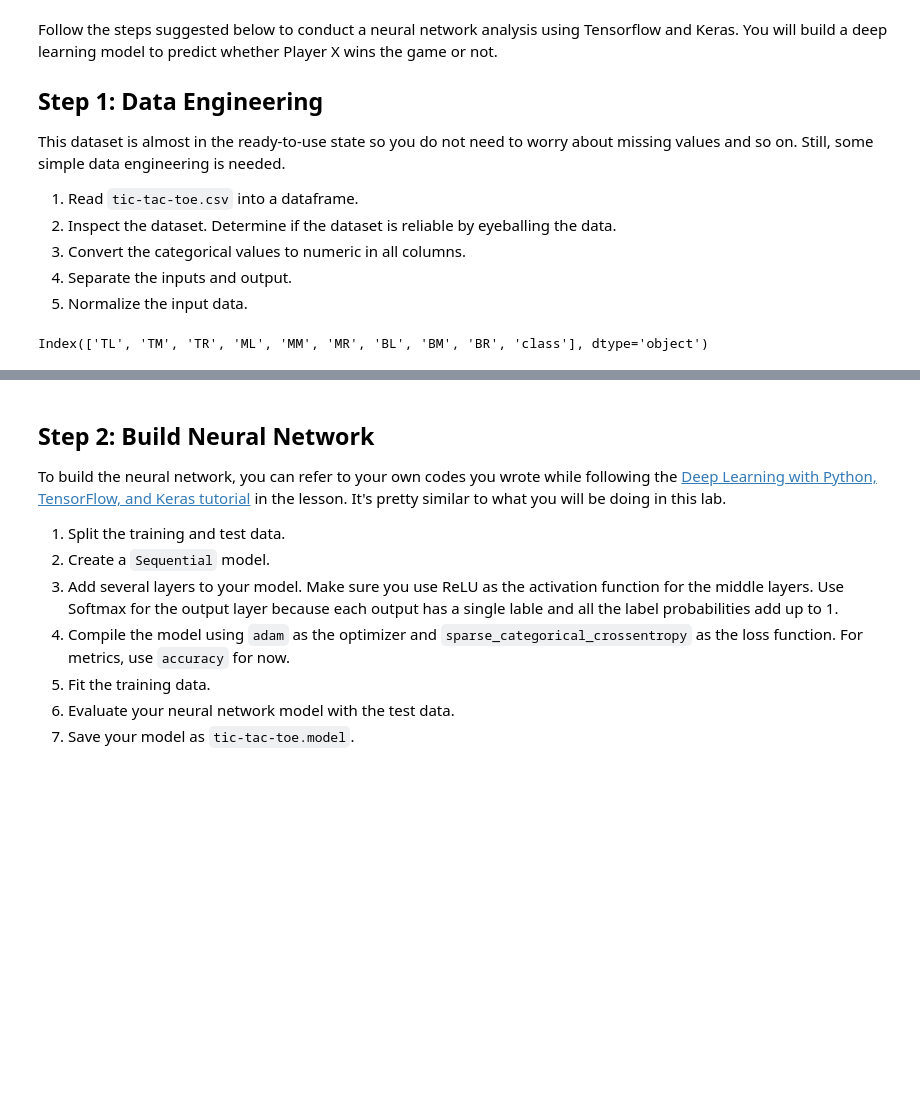
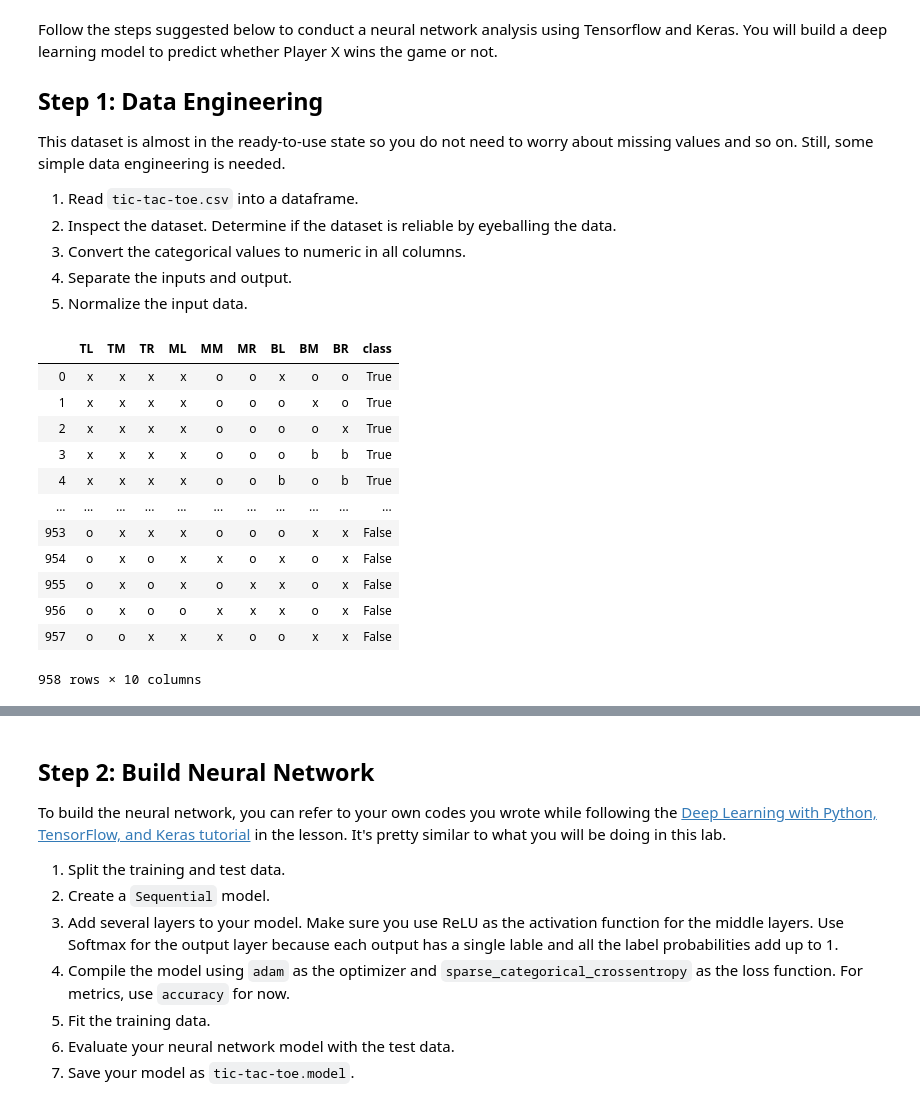
Before and after one commit to ta-data-lis/lab-deep-learning, a Jupyter notebook: your-code/challenge-1.ipynb, the cells around one changed output, grey strips where cells are left out. Saved outputs shown, nothing was run; the diff lists cells and outputs as text; code cells hidden in the pictures; blank space fills up the shorter version.

```diff
--- a/your-code/challenge-1.ipynb
+++ b/your-code/challenge-1.ipynb
@@ -25,9 +26,21 @@ import pandas as pd
 # %%
 tic_tac_toe = pd.read_csv('tic-tac-toe.csv')
 # %%
-tic_tac_toe.columns
+tic_tac_toe
 # %% [output]
+|  | TL | TM | TR | ML | MM | MR | BL | BM | BR | class |
+| 0 | x | x | x | x | o | o | x | o | o | True |
+| 1 | x | x | x | x | o | o | o | x | o | True |
+| 2 | x | x | x | x | o | o | o | o | x | True |
+| 3 | x | x | x | x | o | o | o | b | b | True |
+| 4 | x | x | x | x | o | o | b | o | b | True |
+| ... | ... | ... | ... | ... | ... | ... | ... | ... | ... | ... |
+| 953 | o | x | x | x | o | o | o | x | x | False |
+| 954 | o | x | o | x | x | o | x | o | x | False |
+| 955 | o | x | o | x | o | x | x | o | x | False |
+| 956 | o | x | o | o | x | x | x | o | x | False |
+| 957 | o | o | x | x | x | o | o | x | x | False |
-Index(['TL', 'TM', 'TR', 'ML', 'MM', 'MR', 'BL', 'BM', 'BR', 'class'], dtype='object')
+958 rows × 10 columns
 # %%
 num_dict = {'x':2, 'o':1, 'b':0, True:1, False:0}
 tic_tac_toe = tic_tac_toe.stack().map(num_dict).unstack()
```
Also changed, not shown: parts of 11 cells of this notebook, 1 other file.
